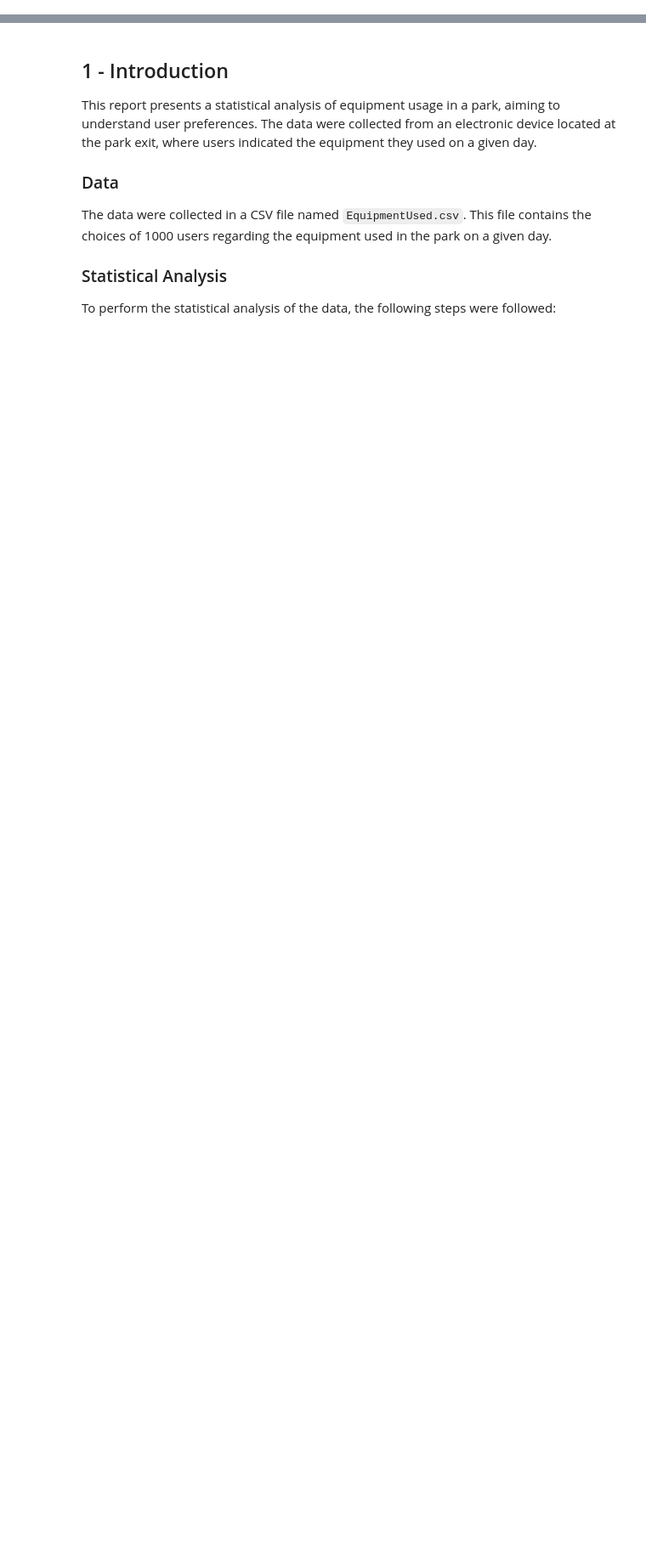
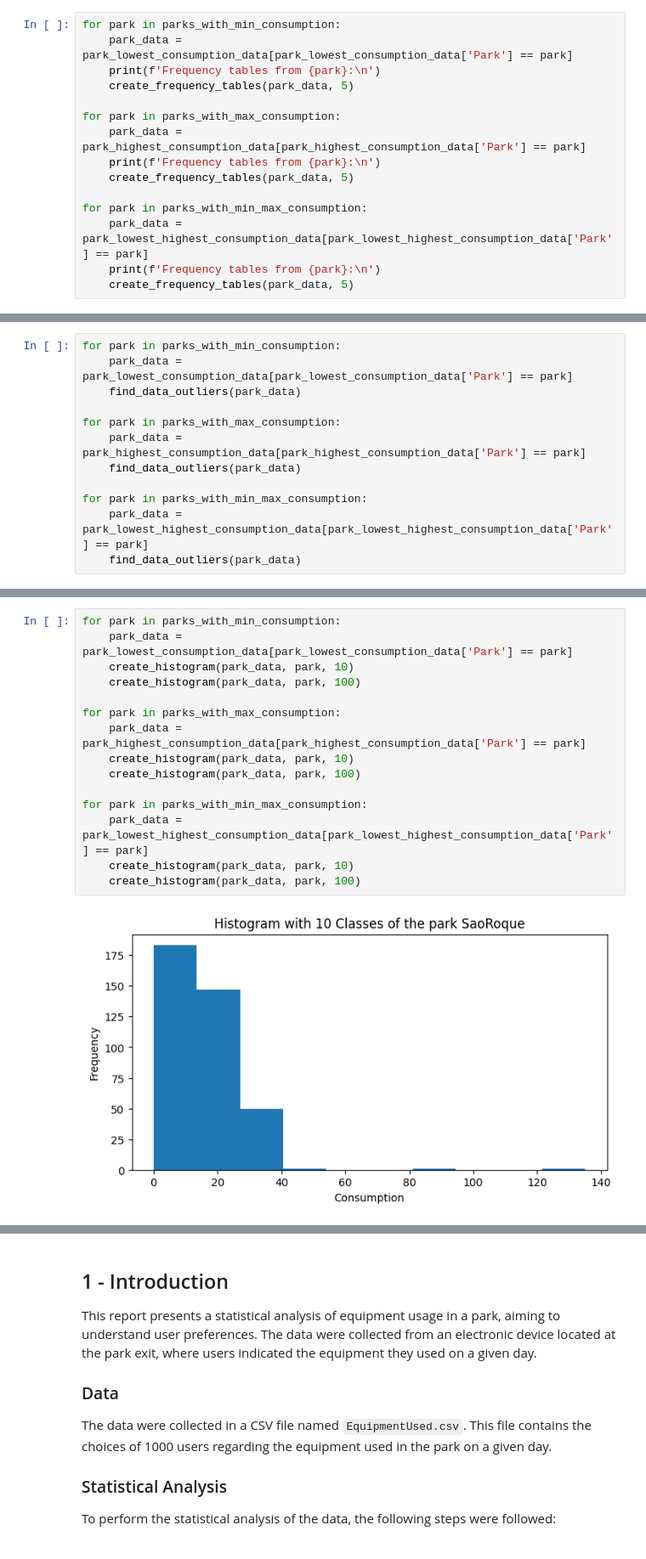
Before and after one commit to Mendoncaa/LAPR2, a Jupyter notebook: matcp-24-s2-1nb-g322/sprint2.ipynb, the cells around one changed output, grey strips where cells are left out. Shown at 85% size. Cells and saved outputs as stored; diff of their text form; blank space fills up the shorter version.

```diff
--- a/matcp-24-s2-1nb-g322/sprint2.ipynb
+++ b/matcp-24-s2-1nb-g322/sprint2.ipynb
@@ -0,0 +249,15 @@
+# %%
+for park in parks_with_min_consumption:
+    park_data = park_lowest_consumption_data[park_lowest_consumption_data['Park'] == park]
+    print(f'Frequency tables from {park}:\n')
+    create_frequency_tables(park_data, 5)
+
+for park in parks_with_max_consumption:
+    park_data = park_highest_consumption_data[park_highest_consumption_data['Park'] == park]
+    print(f'Frequency tables from {park}:\n')
+    create_frequency_tables(park_data, 5)
+
+for park in parks_with_min_max_consumption:
+    park_data = park_lowest_highest_consumption_data[park_lowest_highest_consumption_data['Park'] == park]
+    print(f'Frequency tables from {park}:\n')
+    create_frequency_tables(park_data, 5)
@@ -0,0 +282,12 @@
+# %%
+for park in parks_with_min_consumption:
+    park_data = park_lowest_consumption_data[park_lowest_consumption_data['Park'] == park]
+    find_data_outliers(park_data)
+
+for park in parks_with_max_consumption:
+    park_data = park_highest_consumption_data[park_highest_consumption_data['Park'] == park]
+    find_data_outliers(park_data)
+
+for park in parks_with_min_max_consumption:
+    park_data = park_lowest_highest_consumption_data[park_lowest_highest_consumption_data['Park'] == park]
+    find_data_outliers(park_data)
@@ -0,0 +312,17 @@
+# %%
+for park in parks_with_min_consumption:
+    park_data = park_lowest_consumption_data[park_lowest_consumption_data['Park'] == park]
+    create_histogram(park_data, park, 10)
+    create_histogram(park_data, park, 100)
+
+for park in parks_with_max_consumption:
+    park_data = park_highest_consumption_data[park_highest_consumption_data['Park'] == park]
+    create_histogram(park_data, park, 10)
+    create_histogram(park_data, park, 100)
+
+for park in parks_with_min_max_consumption:
+    park_data = park_lowest_highest_consumption_data[park_lowest_highest_consumption_data['Park'] == park]
+    create_histogram(park_data, park, 10)
+    create_histogram(park_data, park, 100)
+# %% [output]
+[figure, added]
```
Also changed, not shown: parts of 15 cells of this notebook, 1 other file.
